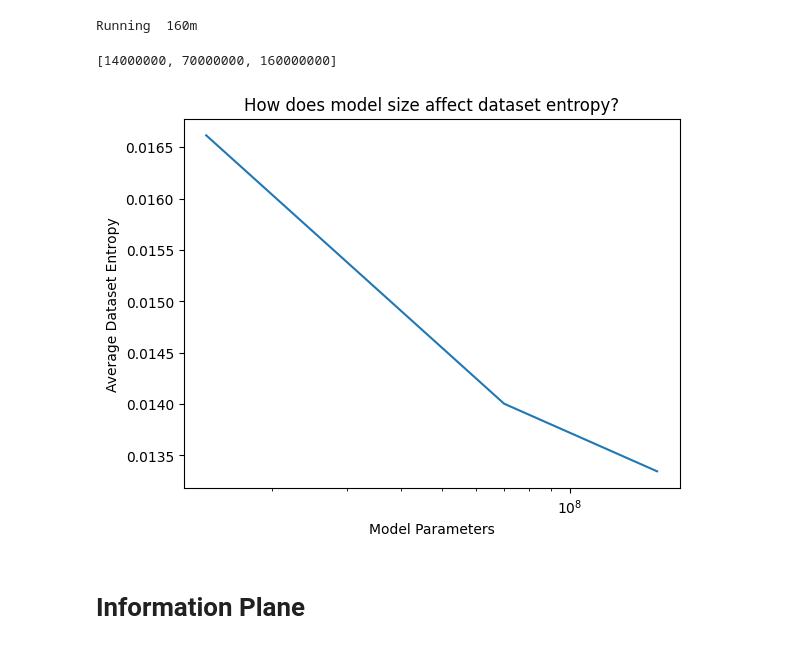
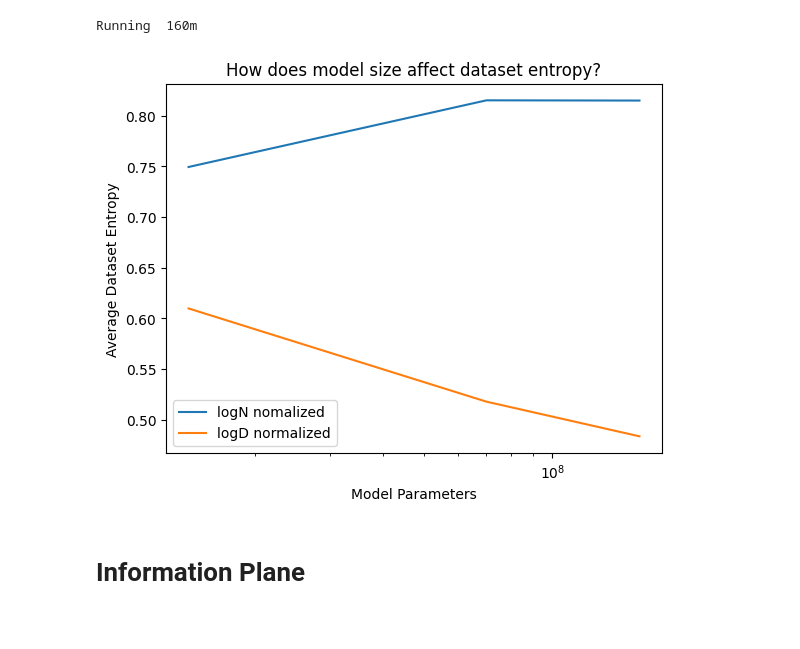
Before and after one commit to OFSkean/information_flow, a Jupyter notebook: information_plane.ipynb, the cells around one changed output. Drawn from its saved outputs; the diff is of its cells as text; code cells hidden in the pictures.

```diff
--- a/information_plane.ipynb
+++ b/information_plane.ipynb
@@ -494,7 +493,8 @@ plt.show()
 # %% [markdown]
 # Lets take a look at how entropy changes as model size is increased
 # %%
-sample_entropies = {k: [] for k in EleutherAI_sizes}
+logN_sample_entropies = {k: [] for k in EleutherAI_sizes}
+logD_sample_entropies = {k: [] for k in EleutherAI_sizes}
 
 for model_size in EleutherAI_sizes:
     print("Running ", model_size)
@@ -504,7 +504,8 @@ for model_size in EleutherAI_sizes:
     model = AutoModel.from_pretrained(model_path, output_hidden_states=True).to(device)
 
     dataloader = get_dataloader(tokenizer, "wikitext", split="train")
-    sample_entropies[model_size] = compute_sentences_for_each_sentence(model, dataloader, alpha=1)
+    logN_sample_entropies[model_size] = compute_entropies_for_each_sentence(model, dataloader, alpha=1)['logN_normalized']
+    logD_sample_entropies[model_size] = compute_entropies_for_each_sentence(model, dataloader, alpha=1)['logD_normalized']
 # %% [output]
 Special tokens have been added in the vocabulary, make sure the associated word embeddings are fine-tuned or trained.
 Running  14m
@@ -513,18 +514,21 @@ Running  70m
 Special tokens have been added in the vocabulary, make sure the associated word embeddings are fine-tuned or trained.
 Running  160m
 # %%
-average_entropies = [sum(sample_entropies[k]) / len(sample_entropies[k]) for k in sample_entropies.keys()]
+logN_average_entropies = [sum(logN_sample_entropies[k]) / len(logN_sample_entropies[k]) for k in logN_sample_entropies.keys()]
+logD_average_entropies = [sum(logD_sample_entropies[k]) / len(logD_sample_entropies[k]) for k in logD_sample_entropies.keys()]
+
 model_params = [int(x[:-1])*10**6 for x in EleutherAI_sizes]#if x[-1]=='m' else x[:-1]*10**7]
-print(model_params)
-plt.plot(model_params, average_entropies, label="Eleuther wikitext")
+
+plt.plot(model_params, logN_average_entropies, label="logN nomalized")
+plt.plot(model_params, logD_average_entropies, label="logD normalized")
 plt.xscale('log')
 plt.xlabel("Model Parameters")
 plt.ylabel("Average Dataset Entropy")
 plt.title("How does model size affect dataset entropy?")
+plt.legend()
 plt.show()
 # %% [output]
-[14000000, 70000000, 160000000]
-[figure, old version]
+[figure, new version]
 # %% [markdown]
 # Information Plane
 # %% [markdown]
```
Also changed, not shown: parts of 4 cells of this notebook.
